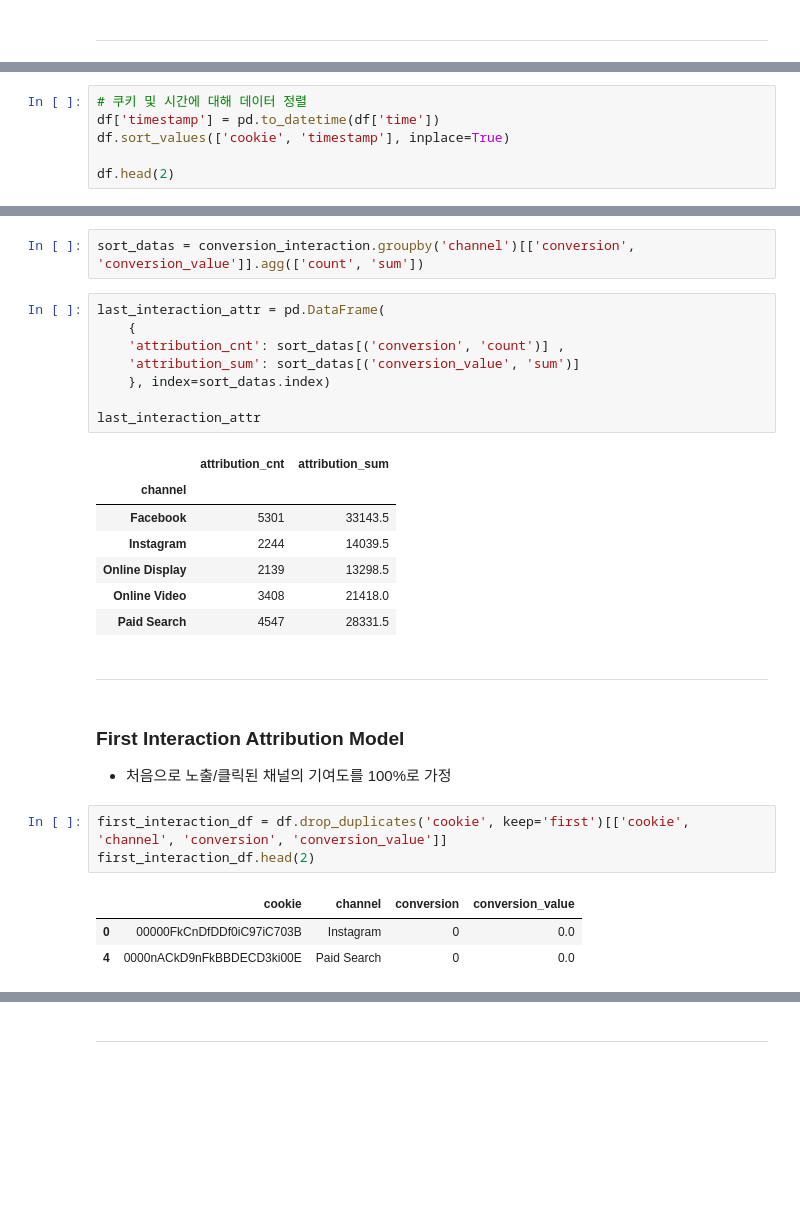
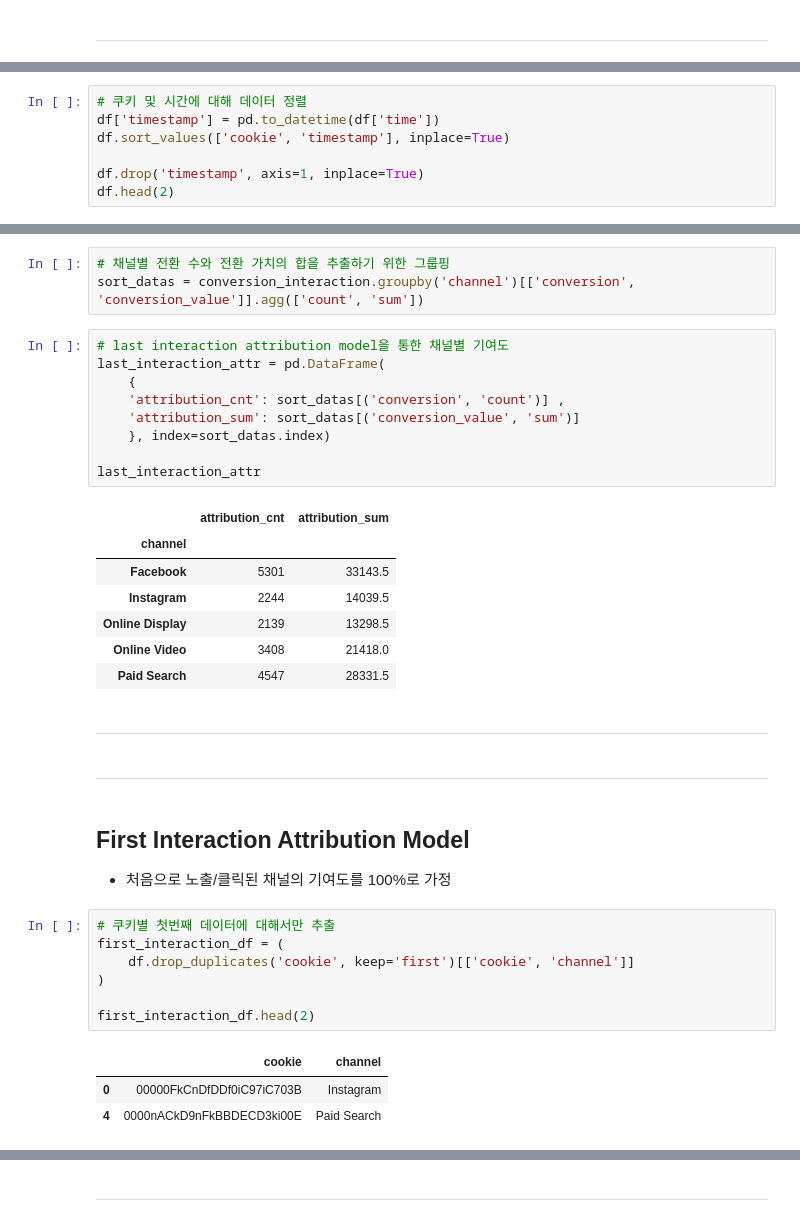
Before and after one commit to aeea-0605/e-commerce-analysis-repo, a Jupyter notebook: 03_budget_optimization_channel.ipynb, the cells around one changed output, grey strips where cells are left out. Saved outputs shown, nothing was run; the diff lists cells and outputs as text; blank space fills up the shorter version.

```diff
--- a/03_budget_optimization_channel.ipynb
+++ b/03_budget_optimization_channel.ipynb
@@ -119,5 +119,6 @@ cookie_per_channel
 df['timestamp'] = pd.to_datetime(df['time'])
 df.sort_values(['cookie', 'timestamp'], inplace=True)
 
+df.drop('timestamp', axis=1, inplace=True)
 df.head(2)
 # %% [output]
@@ -154,6 +174,8 @@ conversion_interaction.cookie.nunique()
 # %%
+# 채널별 전환 수와 전환 가치의 합을 추출하기 위한 그룹핑
 sort_datas = conversion_interaction.groupby('channel')[['conversion', 'conversion_value']].agg(['count', 'sum'])
 # %%
+# last interaction attribution model을 통한 채널별 기여도
 last_interaction_attr = pd.DataFrame(
     {
     'attribution_cnt': sort_datas[('conversion', 'count')] ,
@@ -171,14 +193,20 @@ last_interaction_attr
 | Paid Search | 4547 | 28331.5 |
 # %% [markdown]
 ---
+# %% [markdown]
+---
 # %% [markdown]
-### First Interaction Attribution Model
+## First Interaction Attribution Model
 - 처음으로 노출/클릭된 채널의 기여도를 100%로 가정
 # %%
-first_interaction_df = df.drop_duplicates('cookie', keep='first')[['cookie', 'channel', 'conversion', 'conversion_value']]
+# 쿠키별 첫번째 데이터에 대해서만 추출
+first_interaction_df = (
+    df.drop_duplicates('cookie', keep='first')[['cookie', 'channel']]
+)
+
 first_interaction_df.head(2)
 # %% [output]
-|  | cookie | channel | conversion | conversion_value |
-| 0 | 00000FkCnDfDDf0iC97iC703B | Instagram | 0 | 0.0 |
-| 4 | 0000nACkD9nFkBBDECD3ki00E | Paid Search | 0 | 0.0 |
+|  | cookie | channel |
+| 0 | 00000FkCnDfDDf0iC97iC703B | Instagram |
+| 4 | 0000nACkD9nFkBBDECD3ki00E | Paid Search |
 # %%
```
Also changed, not shown: parts of 70 cells of this notebook.
